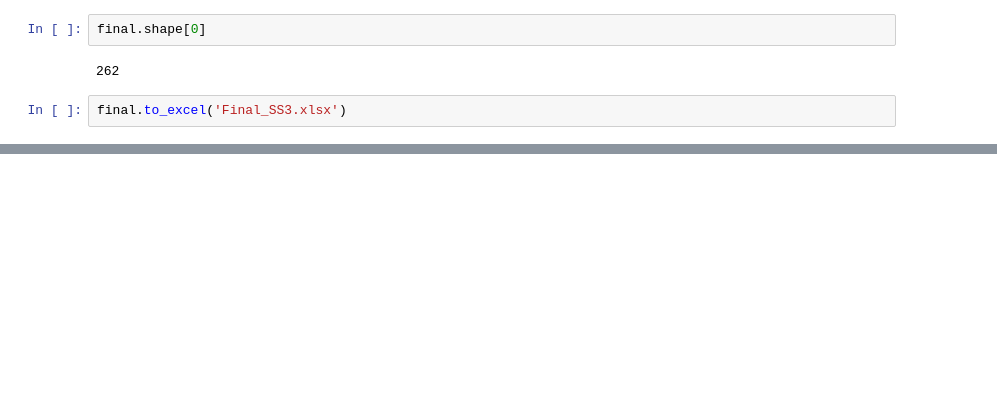
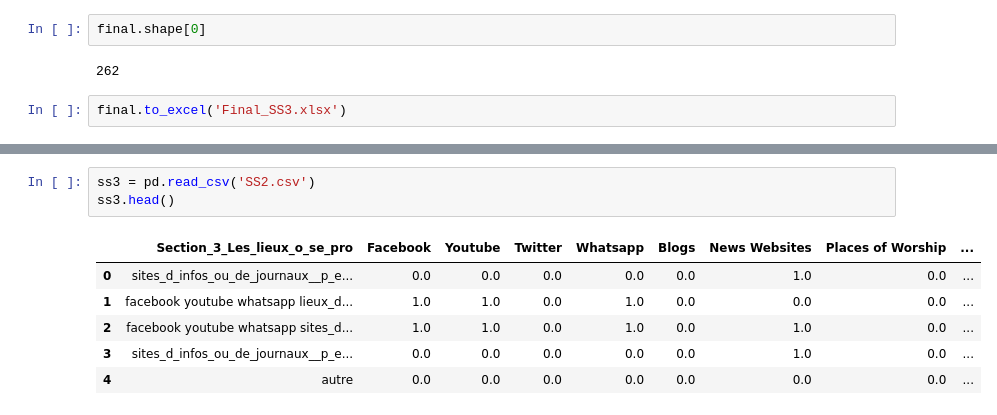
Before and after one commit to ishaterdal/PeaceTech-Lab-CAR-Lexicon, a Jupyter notebook: Ethiopia_Lexicon.ipynb, the cells around one changed output, grey strips where cells are left out. Cells and saved outputs as stored; diff of their text form; blank space fills up the shorter version.

```diff
--- a/Ethiopia_Lexicon.ipynb
+++ b/Ethiopia_Lexicon.ipynb
@@ -230,0 +339,10 @@ final.to_excel('Final_SS3.xlsx')
+# %%
+ss3 = pd.read_csv('SS2.csv')
+ss3.head()
+# %% [output]
+|  | Section_3_Les_lieux_o_se_pro | Facebook | Youtube | Twitter | Whatsapp | Blogs | News Websites | Places of Worship | ... |
+| 0 | sites_d_infos_ou_de_journaux__p_e... | 0.0 | 0.0 | 0.0 | 0.0 | 0.0 | 1.0 | 0.0 | ... |
+| 1 | facebook youtube whatsapp lieux_d... | 1.0 | 1.0 | 0.0 | 1.0 | 0.0 | 0.0 | 0.0 | ... |
+| 2 | facebook youtube whatsapp sites_d... | 1.0 | 1.0 | 0.0 | 1.0 | 0.0 | 1.0 | 0.0 | ... |
+| 3 | sites_d_infos_ou_de_journaux__p_e... | 0.0 | 0.0 | 0.0 | 0.0 | 0.0 | 1.0 | 0.0 | ... |
+| 4 | autre | 0.0 | 0.0 | 0.0 | 0.0 | 0.0 | 0.0 | 0.0 | ... |
```
Also changed, not shown: parts of 22 cells of this notebook.
